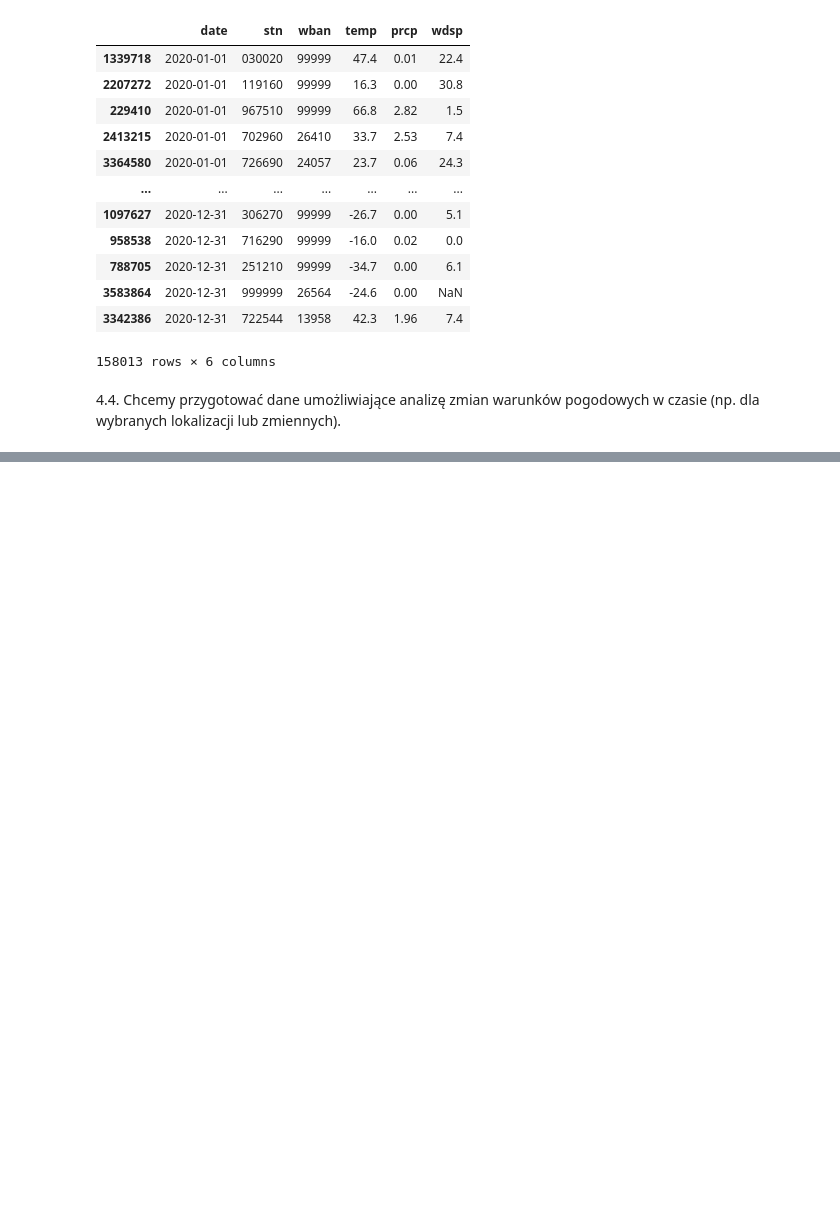
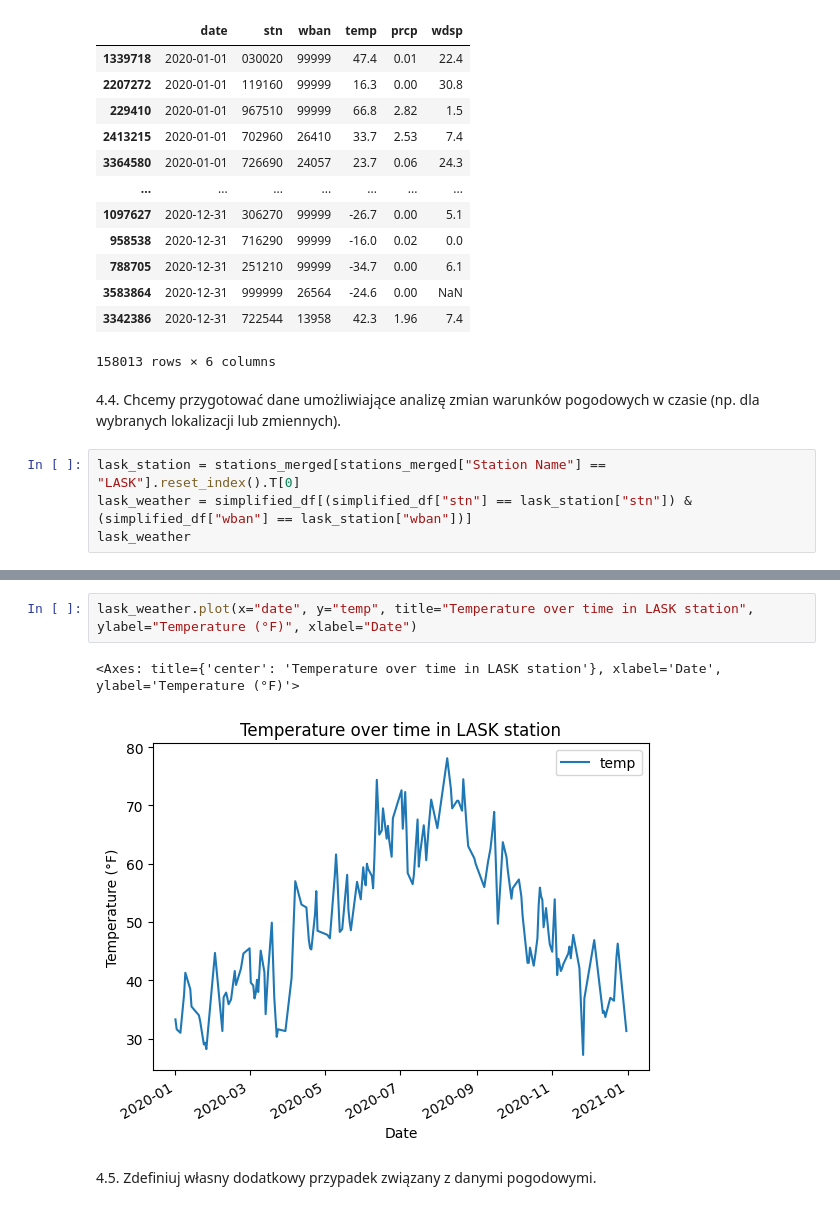
Before and after one commit to igoro00/pdzd, a Jupyter notebook: main.ipynb, the cells around one changed output, grey strips where cells are left out. Saved outputs shown, nothing was run; the diff lists cells and outputs as text; blank space fills up the shorter version.

```diff
--- a/main.ipynb
+++ b/main.ipynb
@@ -280,3 +280,7 @@ extreme_records
 158013 rows × 6 columns
 # %% [markdown]
 4.4. Chcemy przygotować dane umożliwiające analizę zmian warunków pogodowych w czasie (np. dla wybranych lokalizacji lub zmiennych).
+# %%
+lask_station = stations_merged[stations_merged["Station Name"] == "LASK"].reset_index().T[0]
+lask_weather = simplified_df[(simplified_df["stn"] == lask_station["stn"]) & (simplified_df["wban"] == lask_station["wban"])]
+lask_weather
@@ -282,0 +301,7 @@ extreme_records
+# %%
+lask_weather.plot(x="date", y="temp", title="Temperature over time in LASK station", ylabel="Temperature (°F)", xlabel="Date")
+# %% [output]
+<Axes: title={'center': 'Temperature over time in LASK station'}, xlabel='Date', ylabel='Temperature (°F)'>
+[figure, added]
+# %% [markdown]
+4.5. Zdefiniuj własny dodatkowy przypadek związany z danymi pogodowymi.
```
Also changed, not shown: parts of 1 cell of this notebook.
